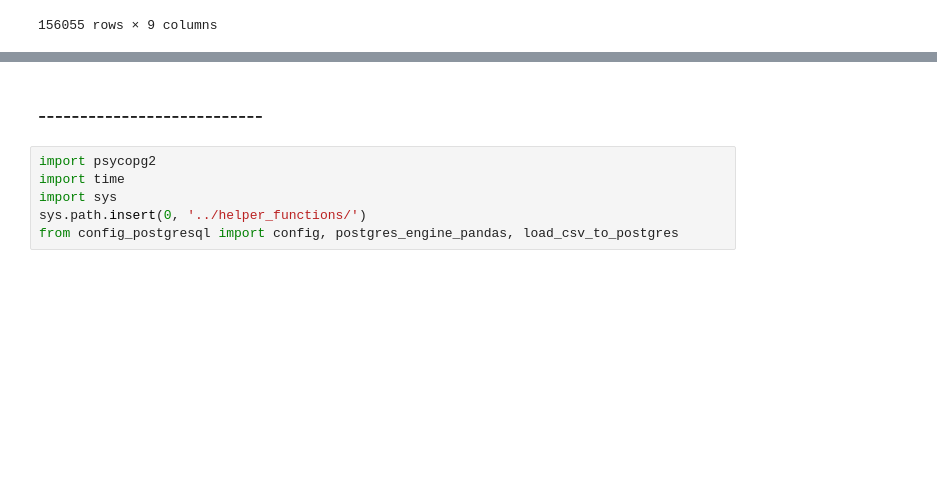
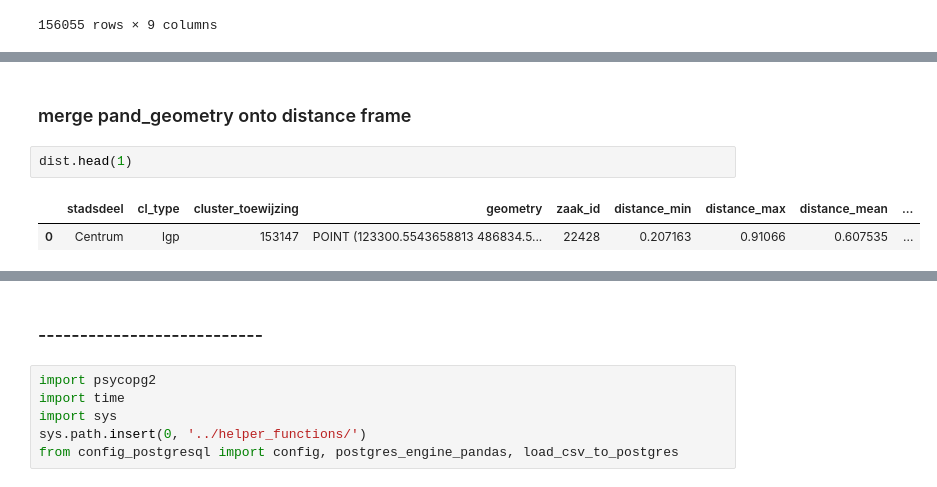
Before and after one commit to rmania/distance_matrix_datapipeline, a Jupyter notebook: munge/distance_test.ipynb, the cells around one changed output, grey strips where cells are left out. Cells and saved outputs as stored; diff of their text form; blank space fills up the shorter version.

```diff
--- a/munge/distance_test.ipynb
+++ b/munge/distance_test.ipynb
@@ -202,0 +214,7 @@ dist
+# %% [markdown]
+### merge pand_geometry onto distance frame
+# %%
+dist.head(1)
+# %% [output]
+|  | stadsdeel | cl_type | cluster_toewijzing | geometry | zaak_id | distance_min | distance_max | distance_mean | ... |
+| 0 | Centrum | lgp | 153147 | POINT (123300.5543658813 486834.5... | 22428 | 0.207163 | 0.91066 | 0.607535 | ... |
```
Also changed, not shown: parts of 20 cells of this notebook.
